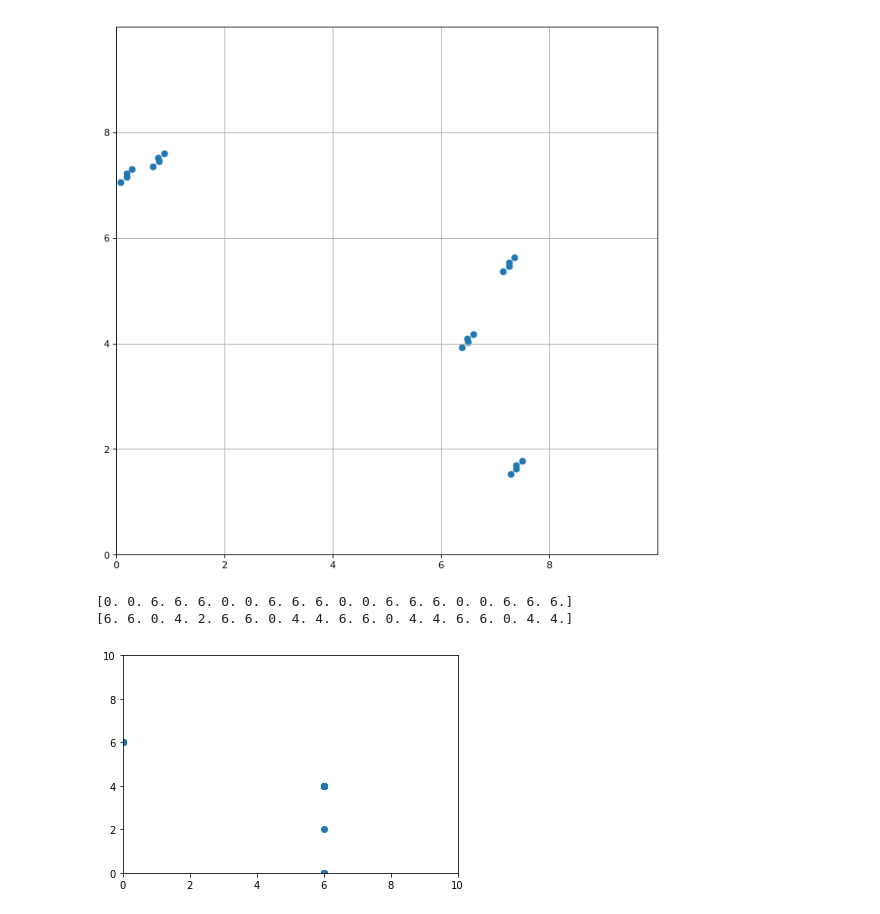
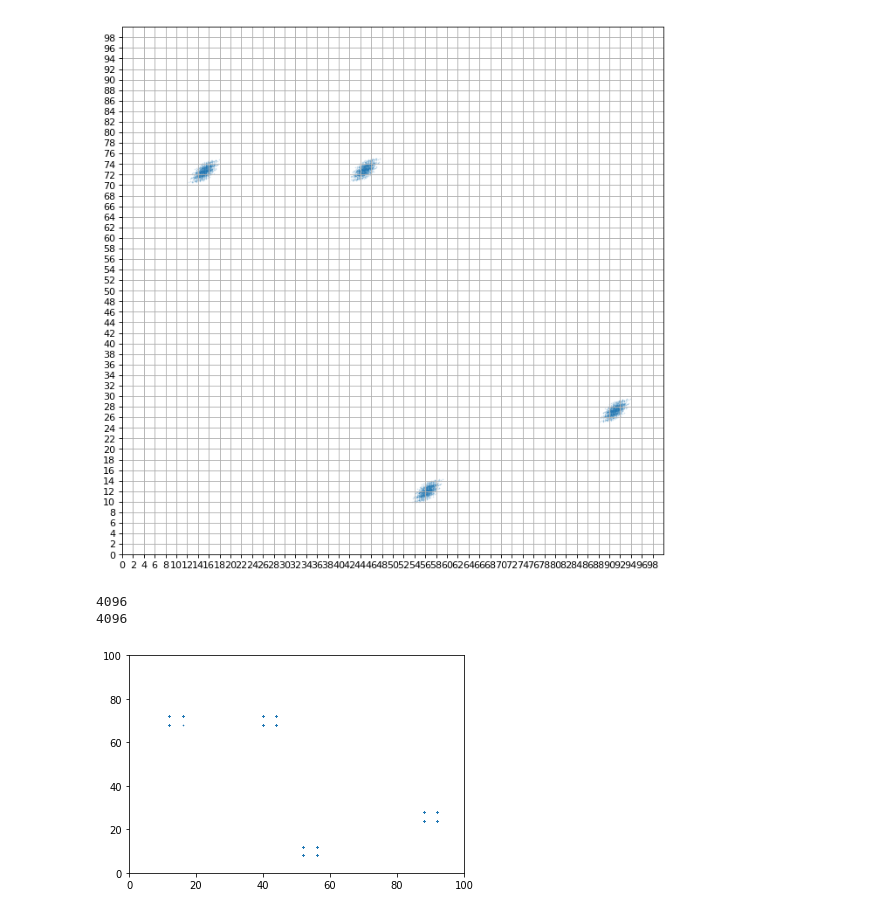
Before and after one commit to kiat/debs2019, a Jupyter notebook: src/notebooks/Test-2.ipynb, the cells around one changed output. Drawn from its saved outputs; the diff is of its cells as text; code cells hidden in the pictures.

```diff
--- a/src/notebooks/Test-2.ipynb
+++ b/src/notebooks/Test-2.ipynb
@@ -7,60 +7,62 @@ import matplotlib.pyplot as plt
 # import sys
 from sklearn.cluster import KMeans
 # %%
-x = np.random.random_sample((5,)) * 8
-for i in range(2):
-    x = np.append(x, x + random.uniform(0, 0.2))
+x = np.random.random_sample((4,)) * 90
+for i in range(10):
+    x = np.append(x, x + random.uniform(0, 1))
 
-y = np.random.random_sample((5,)) * 8
+y = np.random.random_sample((4,)) * 90
 
-for i in range(2):
-    y = np.append(y, y+random.uniform(0, 0.2))
+for i in range(10):
+    y = np.append(y, y+random.uniform(0, 1))
 # %%
 grid_size= 2
 
 fig = plt.figure(figsize=(10, 10), dpi= 80, facecolor='w', edgecolor='k')
 
 ax = fig.gca()
-ax.set_xticks(np.arange(0, 10, grid_size))
-ax.set_yticks(np.arange(0, 10, grid_size))
+ax.set_xticks(np.arange(0, 100, grid_size))
+ax.set_yticks(np.arange(0, 100, grid_size))
 
 # plt.grid()
 # plt.scatter(allData[0]['Z'], allData[0]['X'], s=0.1)
-plt.scatter(x, y)
+plt.scatter(x, y, s=0.01)
 
 # Limit the axixs for visualization puroposes only
-plt.xlim(0, 10)
-plt.ylim(0, 10)
+plt.xlim(0, 100)
+plt.ylim(0, 100)
 plt.grid()
 
 plt.show()
 # %% [output]
-[figure, old version]
+[figure, new version]
 # %%
-cellSize=2
+cellSize=4
 minValue=0
-maxValue=10
+maxValue=100
 
+# We divid the array by cell size and calculate the
 # for x
 x1= np.remainder(x , cellSize)
 xTransformed = x - x1
-print(xTransformed)
+print(xTransformed.size)
+
 # for y
 y1= np.remainder(y , cellSize)
 yTransformed = y - y1
-print(yTransformed)
+print(yTransformed.size)
 
 
-plt.scatter(xTransformed, yTransformed)
+plt.scatter(xTransformed, yTransformed, s=0.1)
 
 # Limit the axixs for visualization puroposes only
 # plt.xlim(minValue/cellSize, maxValue/cellSize)
 # plt.ylim(minValue/cellSize, maxValue/cellSize)
-plt.xlim(0, 10)
-plt.ylim(0, 10)
+plt.xlim(0, 100)
+plt.ylim(0, 100)
 
 plt.show()
 # %% [output]
-[0. 0. 6. 6. 6. 0. 0. 6. 6. 6. 0. 0. 6. 6. 6. 0. 0. 6. 6. 6.]
-[6. 6. 0. 4. 2. 6. 6. 0. 4. 4. 6. 6. 0. 4. 4. 6. 6. 0. 4. 4.]
+4096
+4096
-[figure, old version]
+[figure, new version]
```
Also changed, not shown: parts of 1 cell of this notebook.
